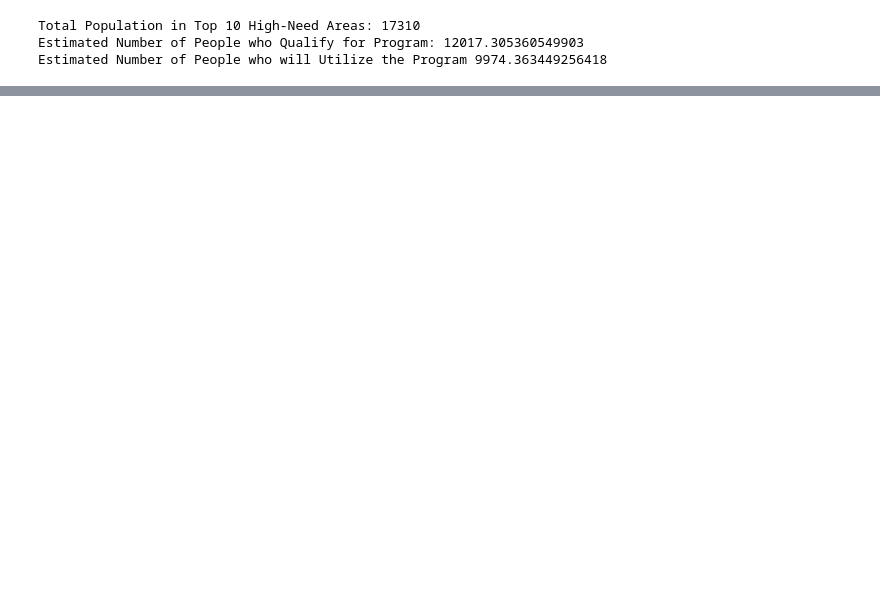
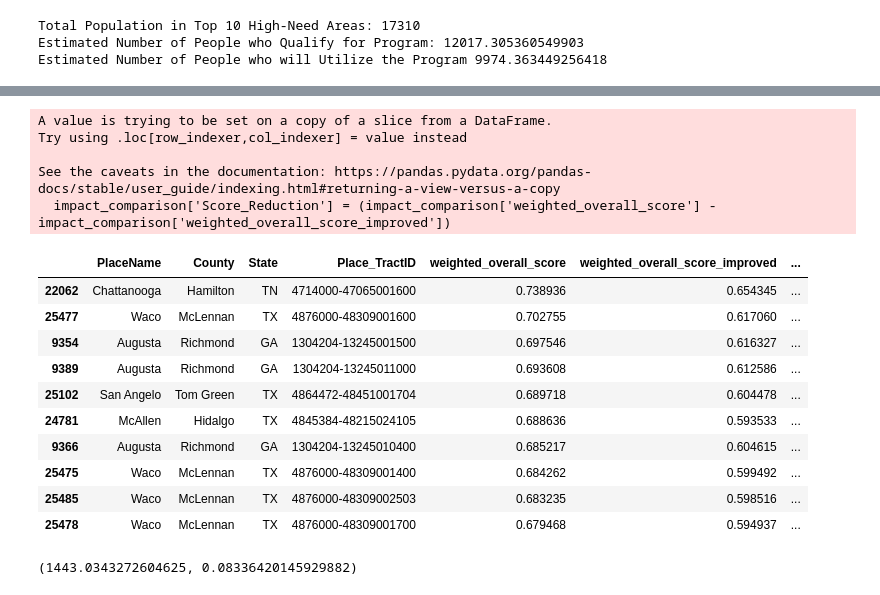
Before and after one commit to hibaali120/Data-Challenge, a Jupyter notebook: Notebook/data_analysis.ipynb, the cells around one changed output, grey strips where cells are left out. Drawn from its saved outputs; the diff is of its cells as text; code cells hidden in the pictures; blank space fills up the shorter version.

```diff
--- a/Notebook/data_analysis.ipynb
+++ b/Notebook/data_analysis.ipynb
@@ -230,7 +231,7 @@ df['weighted_overall_score'] = (
 
 df = df.sort_values('weighted_overall_score', ascending=False)
 
-top_10 = df[['PlaceName','County','State','Place_TractID','weighted_overall_score','chronic_cols_score','food_access_score','trend_risk_score', 'Population2010']].head(10)
+top_10 = df[['PlaceName','County','State','Place_TractID','weighted_overall_score','chronic_cols_score','food_access_score','trend_risk_score', 'Population2010', 'trend_norm']].head(10)
 top_10
 # %% [output]
 |  | PlaceName | County | State | Place_TractID | weighted_overall_score | chronic_cols_score | ... |
@@ -370,0 +378,60 @@ comparison.sort_values('Scale', ascending=False)
+# %%
+#Guiding Question #4:
+
+impact_df = top_10.copy()
+
+#Since 10.6% of SNAP participants reported excellent health outcomes and 3.9% reported very good health, a reasonable estimate for those using
+#the food access program would be ~5% reporting good health outcomes. Since SNAP participation reduces food security up to 30%, a reasonable
+#estimate for this program (since it's not exactly SNAP) would be a 20% improvement. We don't have data on the "Trend Risk Score", so we will
+#leave that unchanged.
+impact_df['chronic_improved'] = impact_df['chronic_cols_score'] * (1 - 0.05)
+impact_df['foodaccess_improved'] = impact_df['food_access_score'] * (1 - 0.20)
+
+#Normalize improved values
+impact_df['chronic_norm_improved'] = ((impact_df['chronic_improved'] - df['chronic_cols_score'].min()) / (df['chronic_cols_score'].max() - df['chronic_cols_score'].min()))
+
+impact_df['foodaccess_norm_improved'] = ((impact_df['foodaccess_improved'] - df['food_access_score'].min()) /(df['food_access_score'].max() - df['food_access_score'].min()))
+
+impact_df['trend_norm_improved'] = impact_df['trend_norm']
+
+#Calculate the improved weighted score, using the same weights as before
+impact_df['weighted_overall_score_improved'] = (
+    impact_df['chronic_norm_improved'] * 0.4 +
+    impact_df['foodaccess_norm_improved'] * 0.4 +
+    impact_df['trend_norm_improved'] * 0.2
+)
+
+#Final comparison
+impact_comparison = impact_df[['PlaceName','County','State', 'Place_TractID', 'weighted_overall_score','weighted_overall_score_improved','Population2010']]
+
+impact_comparison['Score_Reduction'] = (impact_comparison['weighted_overall_score'] - impact_comparison['weighted_overall_score_improved'])
+
+impact_comparison
+# %% [output]
+A value is trying to be set on a copy of a slice from a DataFrame.
+Try using .loc[row_indexer,col_indexer] = value instead
+
+See the caveats in the documentation: https://pandas.pydata.org/pandas-docs/stable/user_guide/indexing.html#returning-a-view-versus-a-copy
+  impact_comparison['Score_Reduction'] = (impact_comparison['weighted_overall_score'] - impact_comparison['weighted_overall_score_improved'])
+|  | PlaceName | County | State | Place_TractID | weighted_overall_score | weighted_overall_score_improved | ... |
+| 22062 | Chattanooga | Hamilton | TN | 4714000-47065001600 | 0.738936 | 0.654345 | ... |
+| 25477 | Waco | McLennan | TX | 4876000-48309001600 | 0.702755 | 0.617060 | ... |
+| 9354 | Augusta | Richmond | GA | 1304204-13245001500 | 0.697546 | 0.616327 | ... |
+| 9389 | Augusta | Richmond | GA | 1304204-13245011000 | 0.693608 | 0.612586 | ... |
+| 25102 | San Angelo | Tom Green | TX | 4864472-48451001704 | 0.689718 | 0.604478 | ... |
+| 24781 | McAllen | Hidalgo | TX | 4845384-48215024105 | 0.688636 | 0.593533 | ... |
+| 9366 | Augusta | Richmond | GA | 1304204-13245010400 | 0.685217 | 0.604615 | ... |
+| 25475 | Waco | McLennan | TX | 4876000-48309001400 | 0.684262 | 0.599492 | ... |
+| 25485 | Waco | McLennan | TX | 4876000-48309002503 | 0.683235 | 0.598516 | ... |
+| 25478 | Waco | McLennan | TX | 4876000-48309001700 | 0.679468 | 0.594937 | ... |
+# %%
+#Calculate the absolute and relative reductions in need
+total_need_reduction = (impact_comparison['Population2010'] * (impact_comparison['weighted_overall_score'] - impact_comparison['weighted_overall_score_improved'])).sum()
+
+total_need_reduction, total_need_reduction / impact_comparison['Population2010'].sum()
+
+#This prints (1443.0343272604625, 0.08336420145929882)
+#This means that the program is projected to reduce the overall need  to 1,443 people across the top 10 high-need tracts,
+#corresponding to an 8.3% reduction in total need.
+# %% [output]
+(1443.0343272604625, 0.08336420145929882)
```
Also changed, not shown: parts of 13 cells of this notebook.
